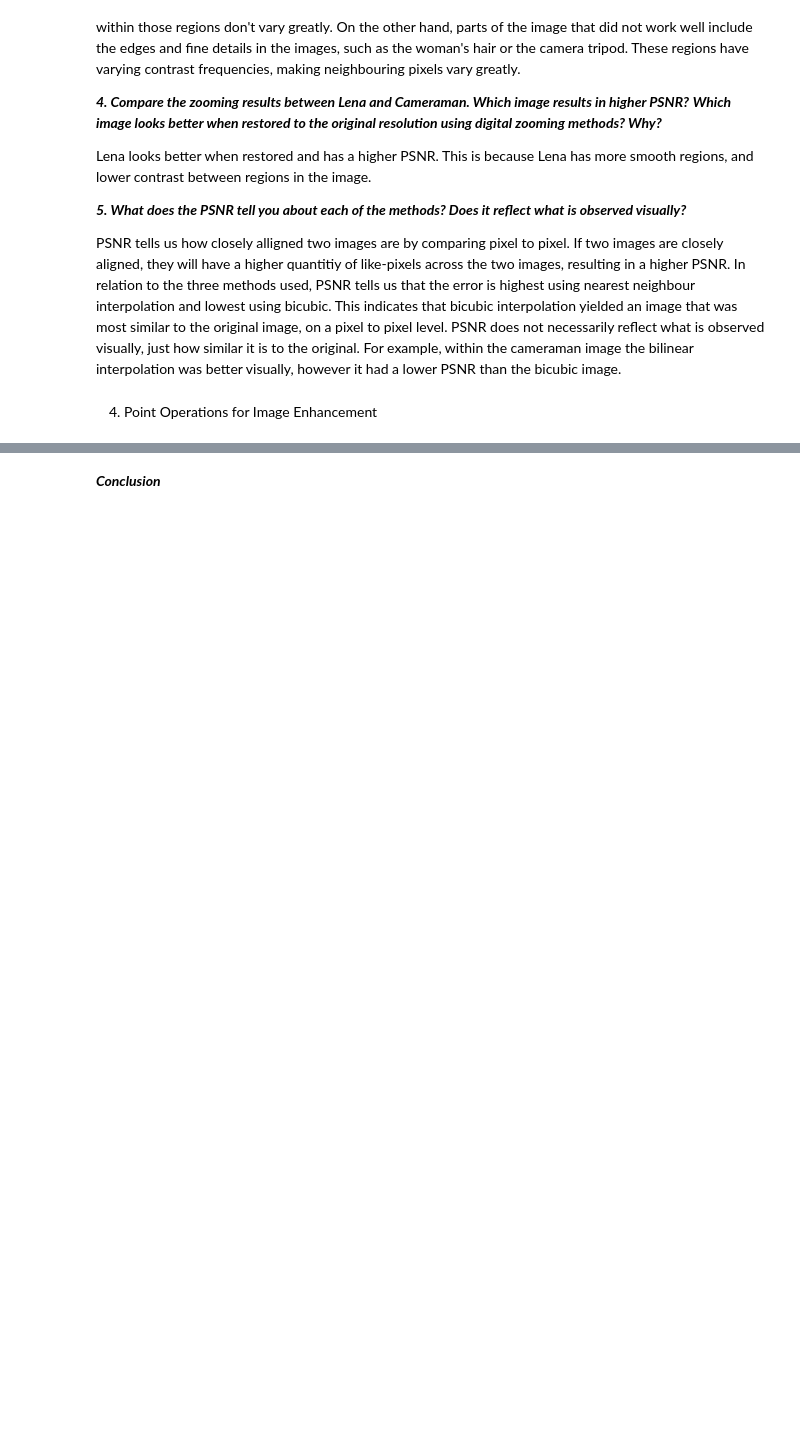
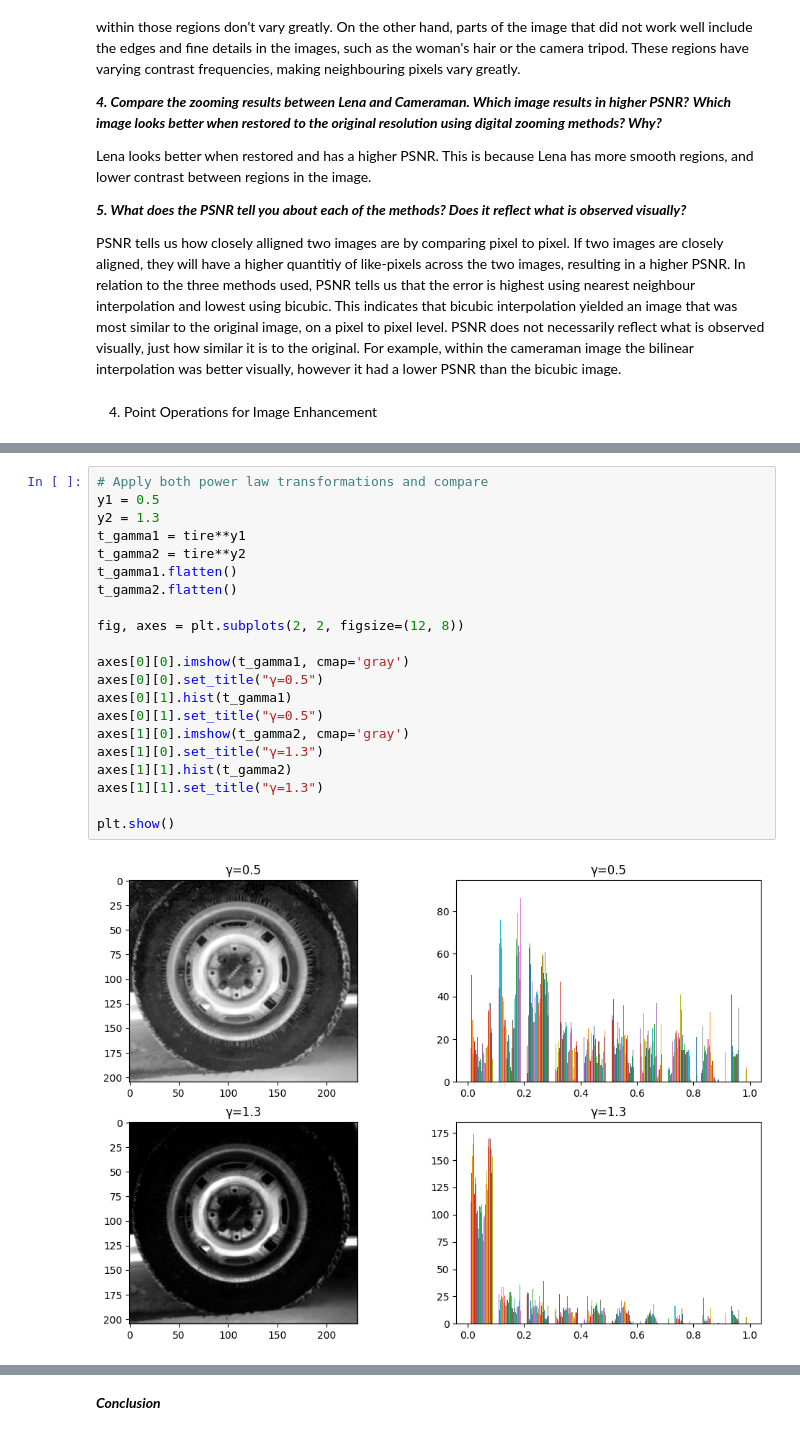
Before and after one commit to adeleyounis/SYDE575, a Jupyter notebook: Lab1Template.ipynb, the cells around one changed output, grey strips where cells are left out. Cells and saved outputs as stored; diff of their text form; blank space fills up the shorter version.

```diff
--- a/Lab1Template.ipynb
+++ b/Lab1Template.ipynb
@@ -169,0 +199,23 @@ PSNR tells us how closely alligned two images are by comparing pixel to pixel. I
+# %%
+# Apply both power law transformations and compare
+y1 = 0.5
+y2 = 1.3
+t_gamma1 = tire**y1
+t_gamma2 = tire**y2
+t_gamma1.flatten()
+t_gamma2.flatten()
+
+fig, axes = plt.subplots(2, 2, figsize=(12, 8))
+
+axes[0][0].imshow(t_gamma1, cmap='gray')
+axes[0][0].set_title("γ=0.5")
+axes[0][1].hist(t_gamma1)
+axes[0][1].set_title("γ=0.5")
+axes[1][0].imshow(t_gamma2, cmap='gray')
+axes[1][0].set_title("γ=1.3")
+axes[1][1].hist(t_gamma2)
+axes[1][1].set_title("γ=1.3")
+
+plt.show()
+# %% [output]
+[figure, added]
```
Also changed, not shown: parts of 3 cells of this notebook.
